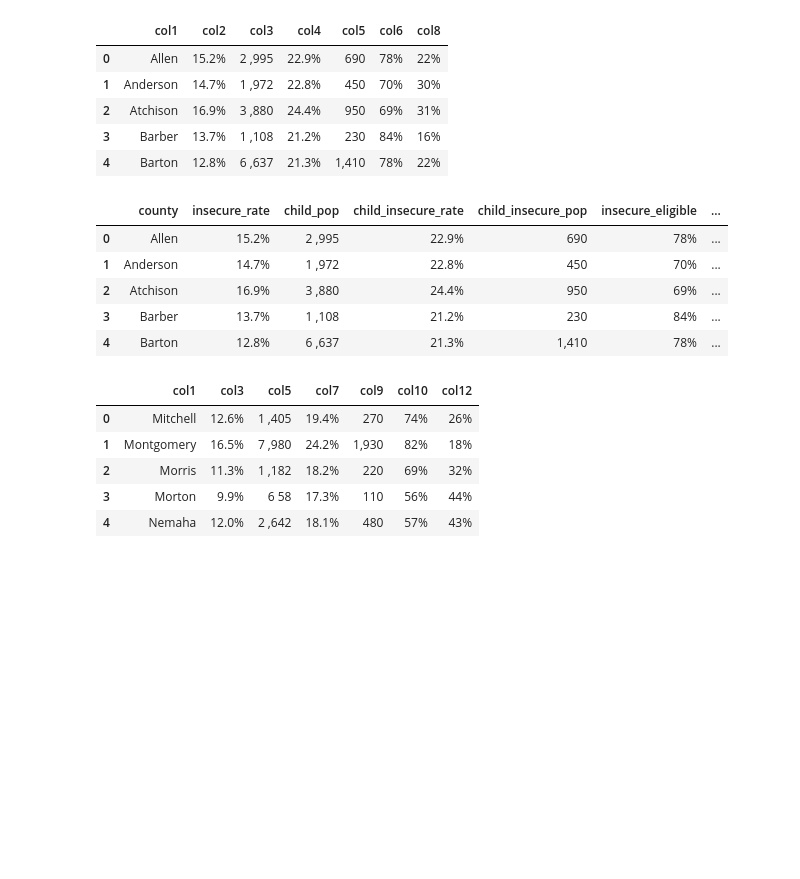
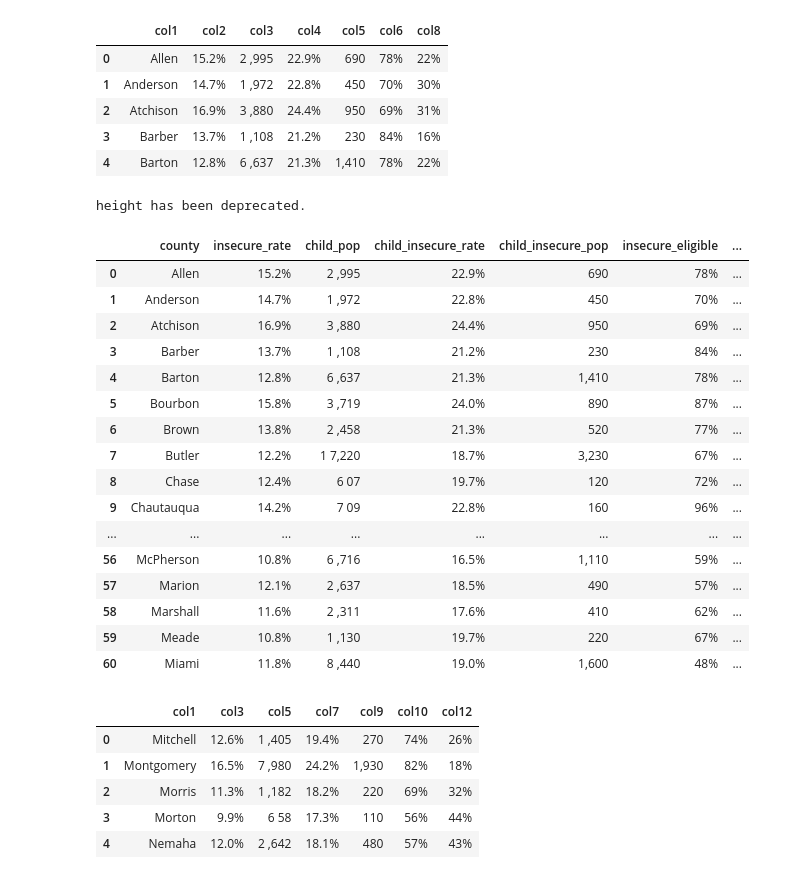
Before and after one commit to lindsaymarie403/hunger-in-KC, a Jupyter notebook: foodinsecurity_scraper_KS.ipynb, the cells around one changed output. Saved outputs shown, nothing was run; the diff lists cells and outputs as text; code cells hidden in the pictures; blank space fills up the shorter version.

```diff
--- a/foodinsecurity_scraper_KS.ipynb
+++ b/foodinsecurity_scraper_KS.ipynb
@@ -85,16 +85,34 @@ df1.head()
 # %%
 # change col names so we can merge
 df1 = df1.rename(index=str, columns={"col1": "county", "col2": "insecure_rate", "col3": "child_pop",
                                     "col4": "child_insecure_rate", "col5": "child_insecure_pop",
                                      "col6": "insecure_eligible", "col8": "insecure_ineligible"})
-df1.head()
+
+# fix bug in import of Johnson County
+df1.at['45', 'insecure_rate'] = '10.6%'
+df1.at['45', 'child_pop'] = '145,152'
+
+pd.options.display.height = 225
+df1
 # %% [output]
+height has been deprecated.
 |  | county | insecure_rate | child_pop | child_insecure_rate | child_insecure_pop | insecure_eligible | ... |
 | 0 | Allen | 15.2% | 2 ,995 | 22.9% | 690 | 78% | ... |
 | 1 | Anderson | 14.7% | 1 ,972 | 22.8% | 450 | 70% | ... |
 | 2 | Atchison | 16.9% | 3 ,880 | 24.4% | 950 | 69% | ... |
 | 3 | Barber | 13.7% | 1 ,108 | 21.2% | 230 | 84% | ... |
 | 4 | Barton | 12.8% | 6 ,637 | 21.3% | 1,410 | 78% | ... |
+| 5 | Bourbon | 15.8% | 3 ,719 | 24.0% | 890 | 87% | ... |
+| 6 | Brown | 13.8% | 2 ,458 | 21.3% | 520 | 77% | ... |
+| 7 | Butler | 12.2% | 1 7,220 | 18.7% | 3,230 | 67% | ... |
+| 8 | Chase | 12.4% | 6 07 | 19.7% | 120 | 72% | ... |
+| 9 | Chautauqua | 14.2% | 7 09 | 22.8% | 160 | 96% | ... |
+| ... | ... | ... | ... | ... | ... | ... | ... |
+| 56 | McPherson | 10.8% | 6 ,716 | 16.5% | 1,110 | 59% | ... |
+| 57 | Marion | 12.1% | 2 ,637 | 18.5% | 490 | 57% | ... |
+| 58 | Marshall | 11.6% | 2 ,311 | 17.6% | 410 | 62% | ... |
+| 59 | Meade | 10.8% | 1 ,130 | 19.7% | 220 | 67% | ... |
+| 60 | Miami | 11.8% | 8 ,440 | 19.0% | 1,600 | 48% | ... |
 # %%
 # df2
 df2 = df2.drop(['col2', 'col4', 'col6', 'col8', 'col11', 'col13'], axis=1)
```
Also changed, not shown: 1 other file.
